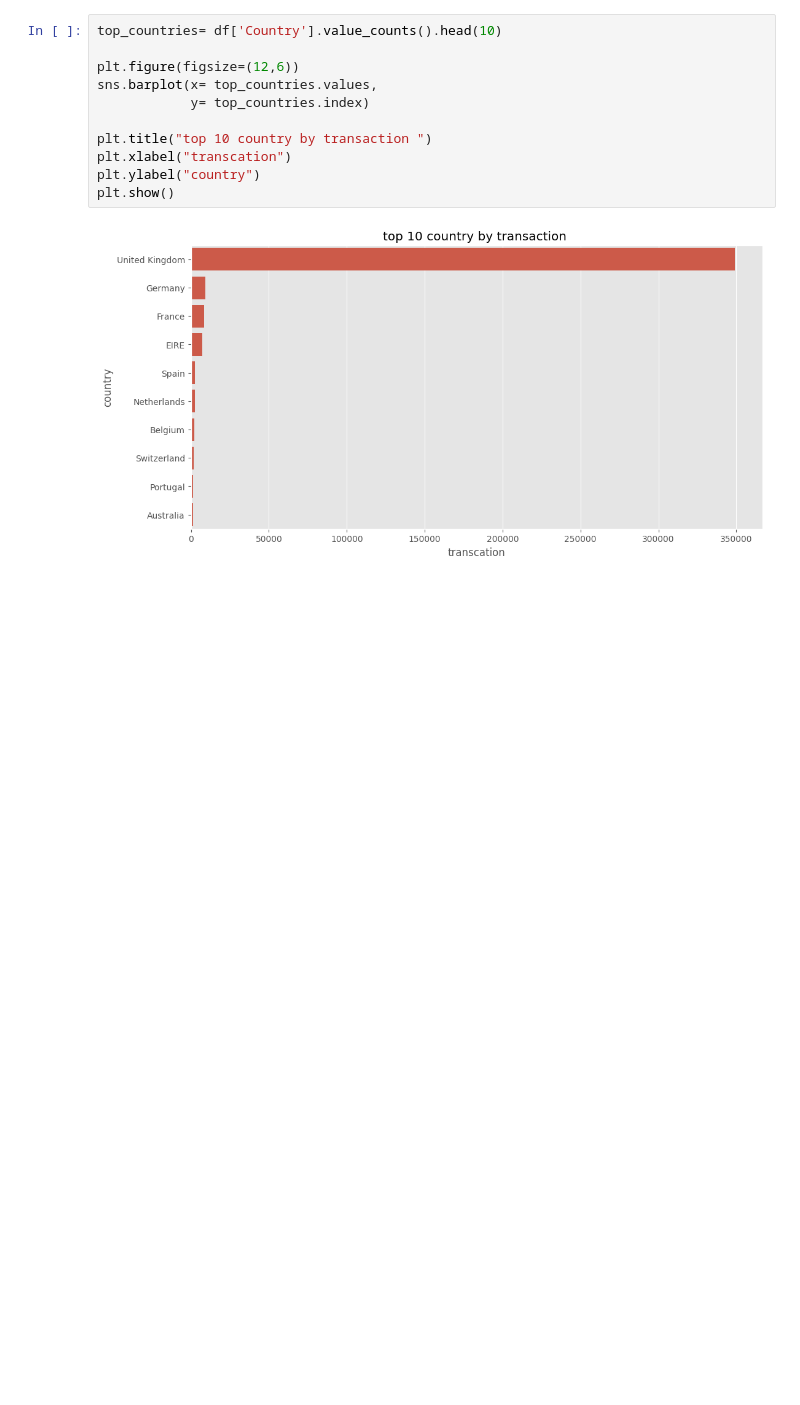
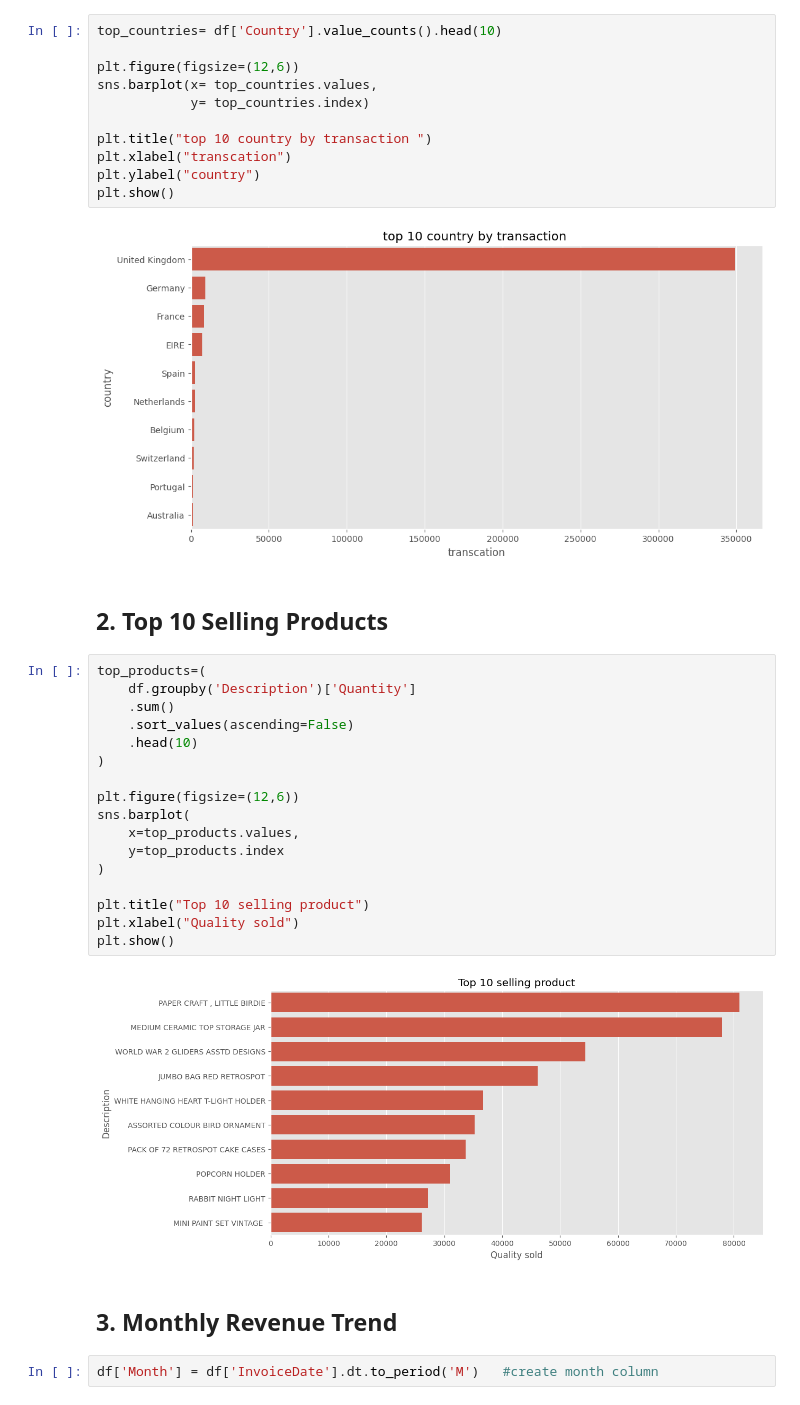
Before and after one commit to updesh1/Shopper-Spectrum-Customer-Segmentation-and-Product-Recommendations-in-E-Commerce, a Jupyter notebook: notebook/Shopper_Spectrum.ipynb, the cells around one changed output. Cells and saved outputs as stored; diff of their text form; blank space fills up the shorter version.

```diff
--- a/notebook/Shopper_Spectrum.ipynb
+++ b/notebook/Shopper_Spectrum.ipynb
@@ -214,3 +212,28 @@ plt.ylabel("country")
 plt.show()
 # %% [output]
 [figure]
+# %% [markdown]
+## 2. Top 10 Selling Products
+# %%
+top_products=(
+    df.groupby('Description')['Quantity']
+    .sum()
+    .sort_values(ascending=False)
+    .head(10)
+)
+
+plt.figure(figsize=(12,6))
+sns.barplot(
+    x=top_products.values,
+    y=top_products.index
+)
+
+plt.title("Top 10 selling product")
+plt.xlabel("Quality sold")
+plt.show()
+# %% [output]
+[figure, added]
+# %% [markdown]
+## 3. Monthly Revenue Trend
+# %%
+df['Month'] = df['InvoiceDate'].dt.to_period('M')   #create month column
```
Also changed, not shown: parts of 36 cells of this notebook, 6 other files.
